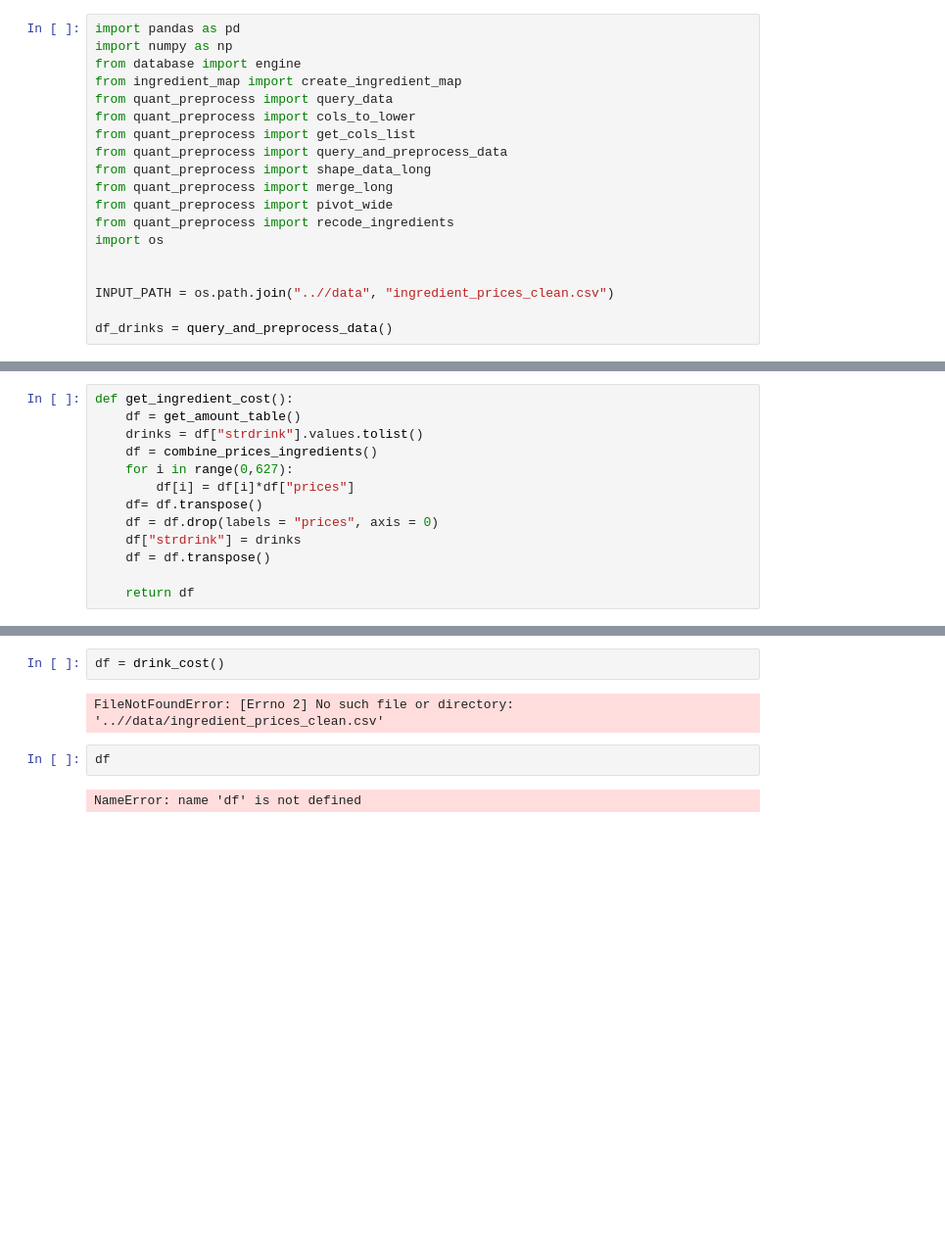
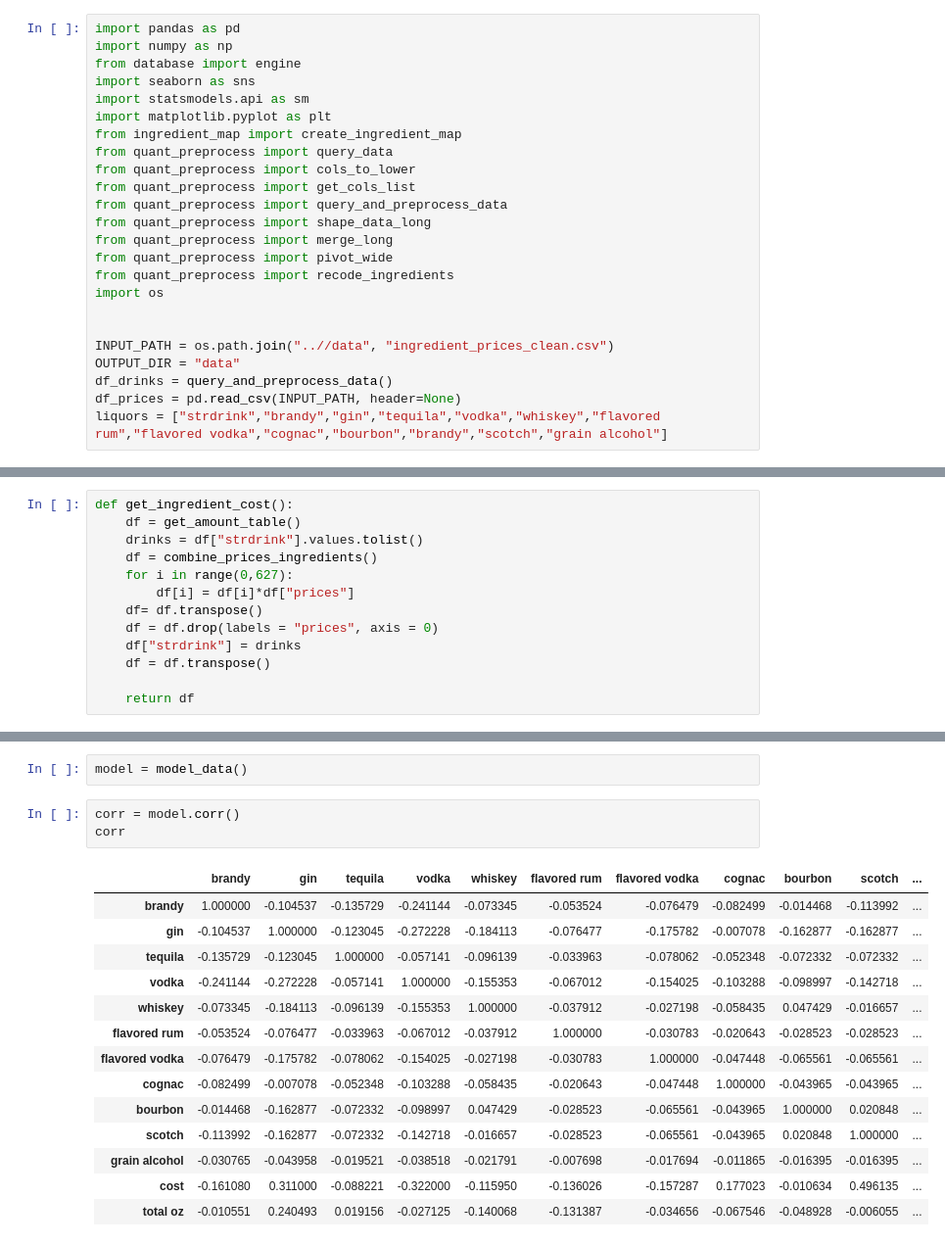
Before and after one commit to ElliottMetzler/the-manhattan-project, a Jupyter notebook: code/drink_costs.ipynb, the cells around one changed output, grey strips where cells are left out. Shown at 98% size. Saved outputs shown, nothing was run; the diff lists cells and outputs as text; blank space fills up the shorter version.

```diff
--- a/code/drink_costs.ipynb
+++ b/code/drink_costs.ipynb
@@ -2,6 +2,9 @@
 import pandas as pd
 import numpy as np
 from database import engine
+import seaborn as sns
+import statsmodels.api as sm
+import matplotlib.pyplot as plt
 from ingredient_map import create_ingredient_map
 from quant_preprocess import query_data
 from quant_preprocess import cols_to_lower
@@ -15,8 +18,10 @@ import os
 
 
 INPUT_PATH = os.path.join("..//data", "ingredient_prices_clean.csv")
-
+OUTPUT_DIR = "data"
 df_drinks = query_and_preprocess_data()
+df_prices = pd.read_csv(INPUT_PATH, header=None)
+liquors = ["strdrink","brandy","gin","tequila","vodka","whiskey","flavored rum","flavored vodka","cognac","bourbon","brandy","scotch","grain alcohol"]
 # %%
 def create_dummies(df):
 
@@ -143,8 +151,20 @@ def drink_cost():
-# %%
-df = drink_cost()
-# %% [output]
-FileNotFoundError: [Errno 2] No such file or directory: '..//data/ingredient_prices_clean.csv'
-# %%
-df
-# %% [output]
-NameError: name 'df' is not defined
+# %%
+model = model_data()
+# %%
+corr = model.corr()
+corr
+# %% [output]
+|  | brandy | gin | tequila | vodka | whiskey | flavored rum | flavored vodka | cognac | bourbon | scotch | ... |
+| brandy | 1.000000 | -0.104537 | -0.135729 | -0.241144 | -0.073345 | -0.053524 | -0.076479 | -0.082499 | -0.014468 | -0.113992 | ... |
+| gin | -0.104537 | 1.000000 | -0.123045 | -0.272228 | -0.184113 | -0.076477 | -0.175782 | -0.007078 | -0.162877 | -0.162877 | ... |
+| tequila | -0.135729 | -0.123045 | 1.000000 | -0.057141 | -0.096139 | -0.033963 | -0.078062 | -0.052348 | -0.072332 | -0.072332 | ... |
+| vodka | -0.241144 | -0.272228 | -0.057141 | 1.000000 | -0.155353 | -0.067012 | -0.154025 | -0.103288 | -0.098997 | -0.142718 | ... |
+| whiskey | -0.073345 | -0.184113 | -0.096139 | -0.155353 | 1.000000 | -0.037912 | -0.027198 | -0.058435 | 0.047429 | -0.016657 | ... |
+| flavored rum | -0.053524 | -0.076477 | -0.033963 | -0.067012 | -0.037912 | 1.000000 | -0.030783 | -0.020643 | -0.028523 | -0.028523 | ... |
+| flavored vodka | -0.076479 | -0.175782 | -0.078062 | -0.154025 | -0.027198 | -0.030783 | 1.000000 | -0.047448 | -0.065561 | -0.065561 | ... |
+| cognac | -0.082499 | -0.007078 | -0.052348 | -0.103288 | -0.058435 | -0.020643 | -0.047448 | 1.000000 | -0.043965 | -0.043965 | ... |
+| bourbon | -0.014468 | -0.162877 | -0.072332 | -0.098997 | 0.047429 | -0.028523 | -0.065561 | -0.043965 | 1.000000 | 0.020848 | ... |
+| scotch | -0.113992 | -0.162877 | -0.072332 | -0.142718 | -0.016657 | -0.028523 | -0.065561 | -0.043965 | 0.020848 | 1.000000 | ... |
+| grain alcohol | -0.030765 | -0.043958 | -0.019521 | -0.038518 | -0.021791 | -0.007698 | -0.017694 | -0.011865 | -0.016395 | -0.016395 | ... |
+| cost | -0.161080 | 0.311000 | -0.088221 | -0.322000 | -0.115950 | -0.136026 | -0.157287 | 0.177023 | -0.010634 | 0.496135 | ... |
+| total oz | -0.010551 | 0.240493 | 0.019156 | -0.027125 | -0.140068 | -0.131387 | -0.034656 | -0.067546 | -0.048928 | -0.006055 | ... |
```
Also changed, not shown: parts of 14 cells of this notebook.
